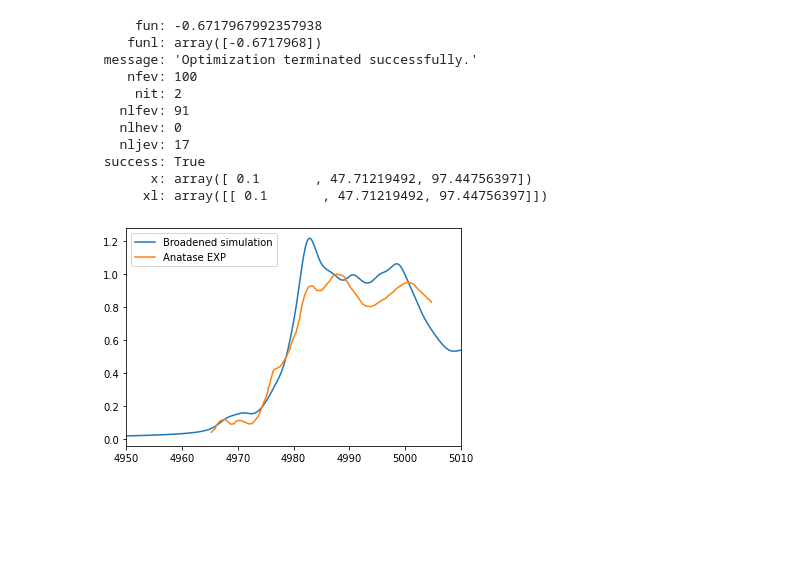
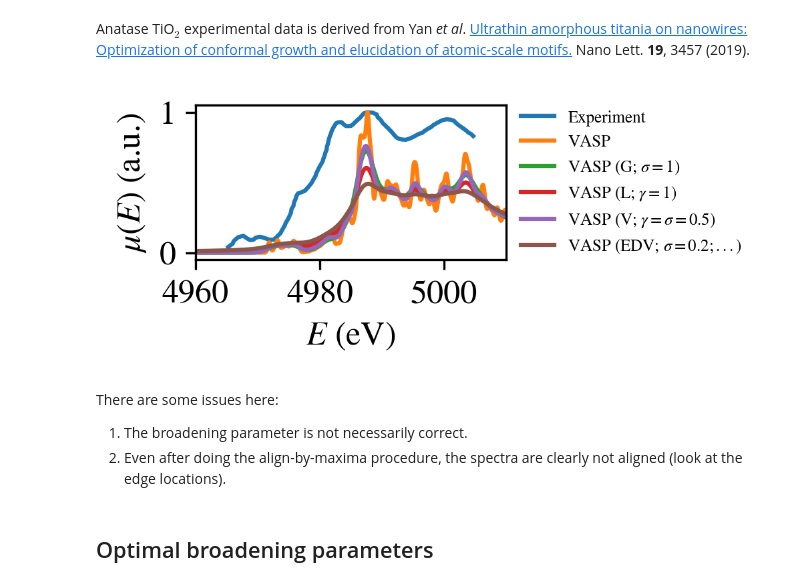
Before and after one commit to AI-multimodal/Lightshow, a Jupyter notebook: notebooks/01_Ti_K_anatase_broaden.ipynb, the cells around one changed output. Cells and saved outputs as stored; diff of their text form; code cells hidden in the pictures; blank space fills up the shorter version.

Commit message:
Update broadening code

```diff
--- a/notebooks/01_Ti_K_anatase_broaden.ipynb
+++ b/notebooks/01_Ti_K_anatase_broaden.ipynb
@@ -35,0 +29,12 @@ from lightshow.postprocess.broaden import *
+# %%
+import matplotlib.pyplot as plt
+import matplotlib as mpl
+import numpy as np
+
+mpl.rcParams['mathtext.fontset'] = 'stix'
+mpl.rcParams['font.family'] = 'STIXGeneral'
+mpl.rcParams['text.usetex'] = False
+plt.rc('xtick', labelsize=12)
+plt.rc('ytick', labelsize=12)
+plt.rc('axes', labelsize=12)
+mpl.rcParams['figure.dpi'] = 300
@@ -157,31 +45,8 @@ plt.show()
-# %%
-
-bds=[(0.1,2),(1,50),(95,105)]
-
-brd.paras_optimize(exp.T[0],[ana] ,exp.T[1],bounds=bds, dmu=True, opt_shift = False)
-# %% [output]
-     fun: -0.6717967992357938
-    funl: array([-0.6717968])
- message: 'Optimization terminated successfully.'
-    nfev: 100
-     nit: 2
-   nlfev: 91
-   nlhev: 0
-   nljev: 17
- success: True
-       x: array([ 0.1       , 47.71219492, 97.44756397])
-      xl: array([[ 0.1       , 47.71219492, 97.44756397]])
-# %%
-spect=brd.broaden(x,[ana])
-
-factor = 150
-
-plt.plot(x, spect * factor, label = 'Broadened simulation')
-
-plt.plot(exp.T[0],exp.T[1], label = 'Anatase EXP')
-
-plt.xlim(4950,5010)
-plt.legend()
-plt.show()
-# %% [output]
-[figure, removed]
+# %% [markdown]
+Anatase TiO$_2$ experimental data is derived from Yan _et al_. [Ultrathin amorphous titania on nanowires: Optimization of conformal growth and elucidation of atomic-scale motifs.](https://doi.org/10.1021/acs.nanolett.8b04888) Nano Lett. **19**, 3457 (2019).
+# %%
+# Some information we'll need for the energy-dependent Voigt broadening
+TiK_core_state = -4864.0371
+TiK_core_hole_lifetime = 0.89
+ana_core_hole_fermi_energy = 5.1302
+e_fermi = ana_core_hole_fermi_energy - TiK_core_state
@@ -187,0 +83,25 @@ plt.show()
+# %%
+fig, ax = plt.subplots(1, 1, figsize=(2, 1))
+
+ax.plot(experimental_spectrum[:, 0], experimental_spectrum[:, 1], label='Experiment')
+ax.plot(vasp_spectrum.spectrum[:, 0], vasp_spectrum.spectrum[:, 1], label='VASP')
+ax.plot(x, vasp_spectrum_G_broadened, label=r'VASP (G; $\sigma=1$)')
+ax.plot(x, vasp_spectrum_L_broadened, label=r'VASP (L; $\gamma=1$)')
+ax.plot(x, vasp_spectrum_V_broadened, label=r'VASP (V; $\gamma=\sigma=0.5$)')
+ax.plot(x, vasp_spectrum_EDV_broadened, label=r'VASP (EDV; $\sigma=0.2;...$)')
+
+
+ax.legend(frameon=False, bbox_to_anchor=(1, 0.5), loc="center left", fontsize=6)
+ax.set_ylabel("$\mu(E)$ (a.u.)")
+ax.set_xlabel("$E$ (eV)")
+ax.set_xlim(4960, 5010)
+
+plt.show()
+# %% [output]
+[figure, added]
+# %% [markdown]
+There are some issues here:
+1. The broadening parameter is not necessarily correct.
+2. Even after doing the align-by-maxima procedure, the spectra are clearly not aligned (look at the edge locations).
+# %% [markdown]
+## Optimal broadening parameters
```
Also changed, not shown: parts of 25 cells of this notebook, 2 other files.
